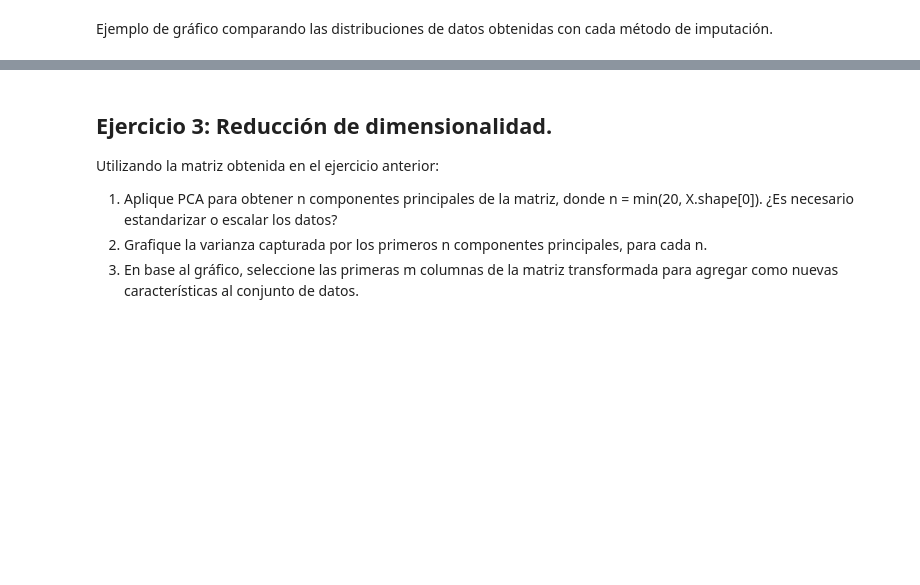
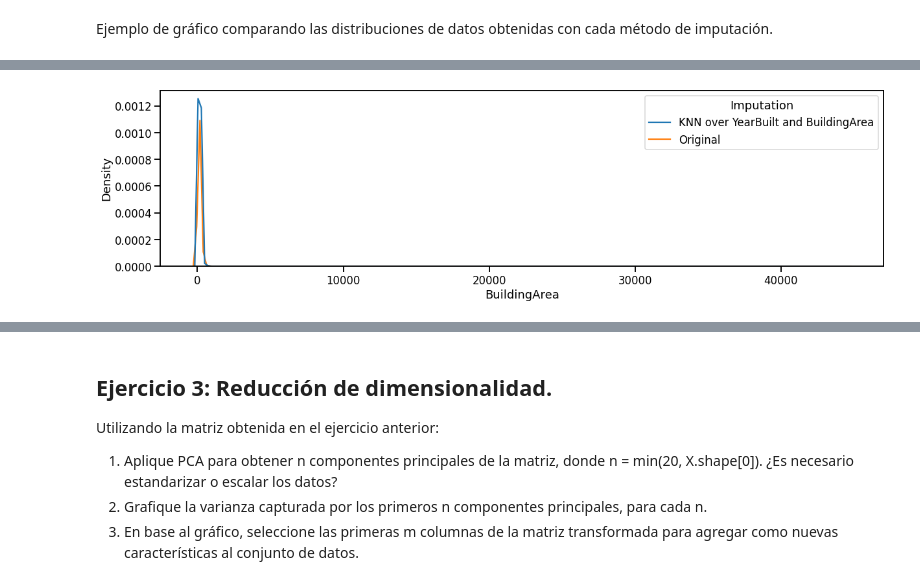
Before and after one commit to AlejandroGuedez/Equipo-23-de-Diplomado-data-scientist, a Jupyter notebook: EyCD_TP_Gr23_vfinal.ipynb, the cells around one changed output, grey strips where cells are left out. Saved outputs shown, nothing was run; the diff lists cells and outputs as text; code cells hidden in the pictures; blank space fills up the shorter version.

```diff
--- a/EyCD_TP_Gr23_vfinal.ipynb
+++ b/EyCD_TP_Gr23_vfinal.ipynb
@@ -1226,0 +1267,10 @@ g = seaborn.kdeplot(data=data, x='YearBuilt', hue='Imputation')
+# %%
+mice_area_built = melb_data_mice.BuildingArea.to_frame()
+mice_area_built['Imputation'] = 'KNN over YearBuilt and BuildingArea'
+melb_area_build = encoded_and_yb_ba.BuildingArea.dropna().to_frame()
+melb_area_build['Imputation'] = 'Original'
+data = pandas.concat([mice_area_built, melb_area_build]).reset_index()
+fig = plt.figure(figsize=(20, 5))
+g = seaborn.kdeplot(data=data, x='BuildingArea', hue='Imputation')
+# %% [output]
+[figure, added]
```
Also changed, not shown: parts of 29 cells of this notebook.
